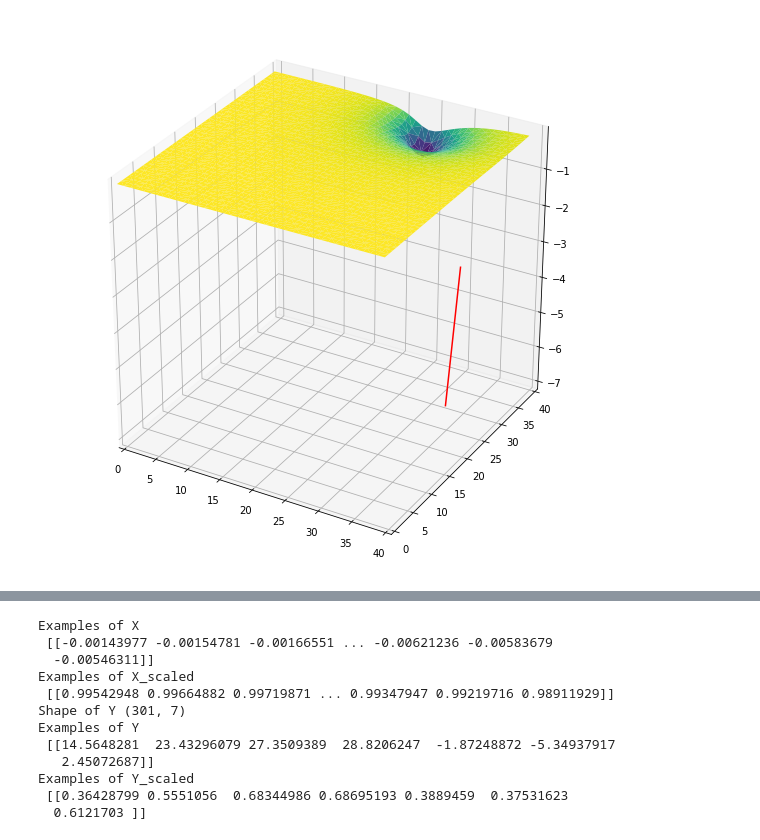
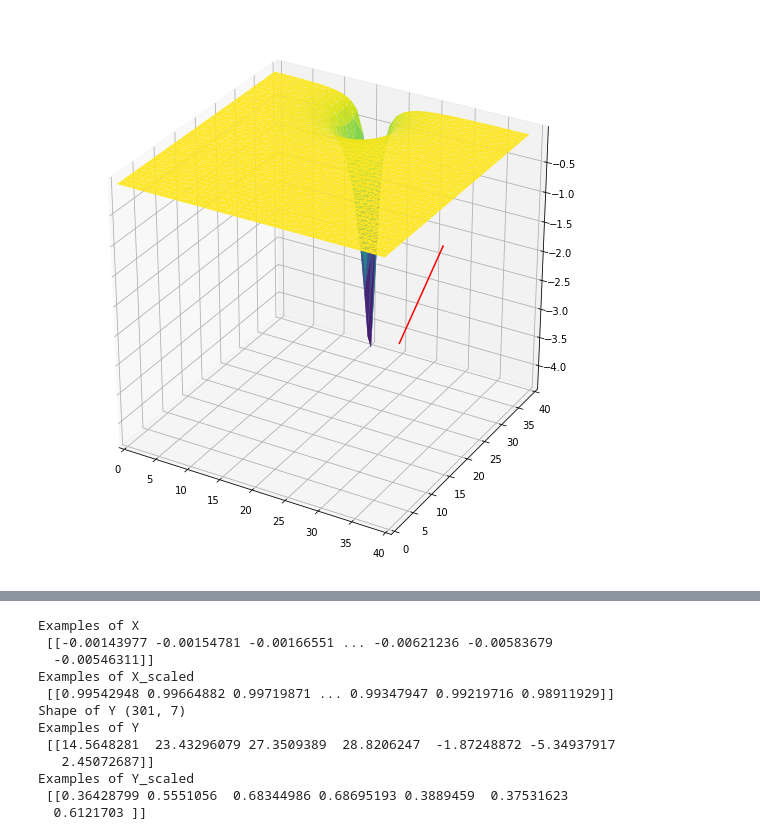
Before and after one commit to AnosovAndrey/Task, a Jupyter notebook: Untitled2.ipynb, the cells around one changed output, grey strips where cells are left out. Cells and saved outputs as stored; diff of their text form; code cells hidden in the pictures.

```diff
--- a/Untitled2.ipynb
+++ b/Untitled2.ipynb
@@ -19,28 +19,28 @@ splited_data = np.array_split(data, 301)
 splited_otrezok = np.array_split(otrezok, 301)
 data_list = list(zip(splited_data, splited_otrezok))
 # %%
-position = 11
+position = 10
 
 df=data_list[position][0]
 df.columns=["X","Y","Z"]
 
 fig = plt.figure(figsize=(10,10))
 ax = fig.gca(projection='3d')
 ax.plot_trisurf(df['Y'], df['X'], df['Z'], cmap=plt.cm.viridis, linewidth=0.2)
 
 fig = plt.figure(1, figsize=(10,10))
 ax = fig.gca(projection='3d')
 
  # Give points
 x = [data_list[position][1][0], data_list[position][1][1]]
 y = [data_list[position][1][2], data_list[position][1][3]]
 z = np.array([data_list[position][1][4], data_list[position][1][5]]).flatten()
 
 plt.xlim(0, 40)
 plt.ylim(0, 40)
  # Connect the first two points in the array
 figure = ax.plot(x, y, z, c='r', )
 plt.show()
 print(data_list[position][1])
 # %% [output]
-[figure, old version]
+[figure, new version]
```
Also changed, not shown: parts of 19 cells of this notebook.
